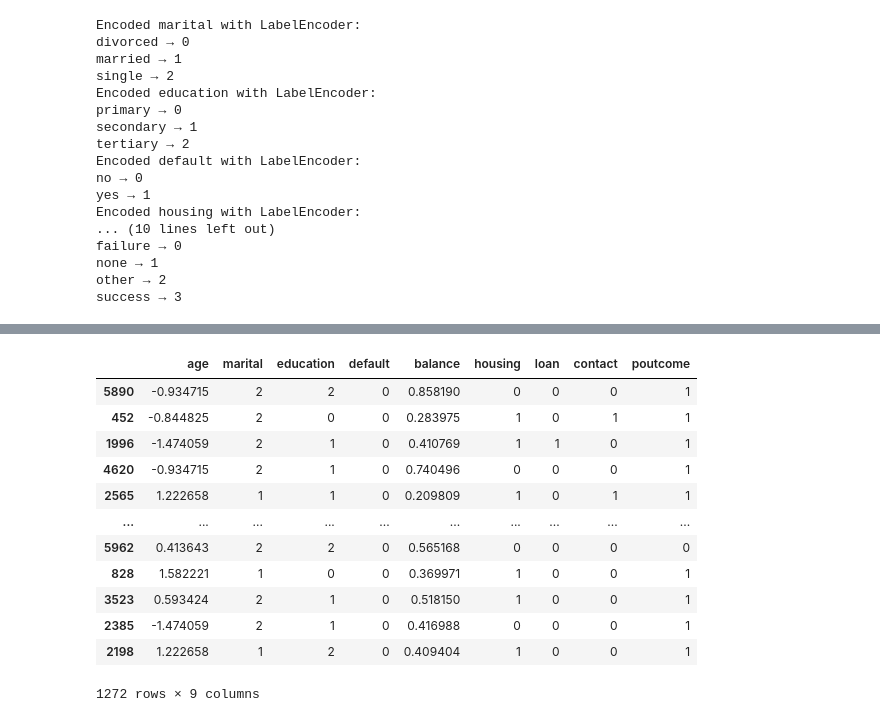
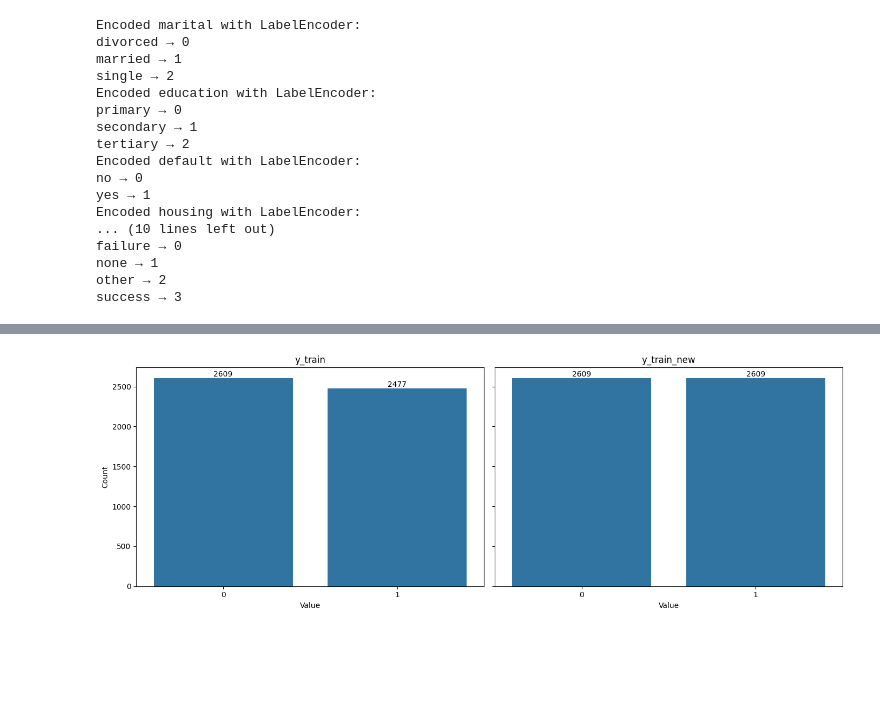
Before and after one commit to vanshj22/UNSW-Courses, a Jupyter notebook: DATA9001-FDS/Assignment 3/bank_term_deposit_classifier.ipynb, the cells around one changed output, grey strips where cells are left out. Drawn from its saved outputs; the diff is of its cells as text; code cells hidden in the pictures; blank space fills up the shorter version.

```diff
--- a/DATA9001-FDS/Assignment 3/bank_term_deposit_classifier.ipynb
+++ b/DATA9001-FDS/Assignment 3/bank_term_deposit_classifier.ipynb
@@ -317,16 +329,0 @@ X_train
-# %%
-X_test
-# %% [output]
-|  | age | marital | education | default | balance | housing | loan | contact | poutcome |
-| 5890 | -0.934715 | 2 | 2 | 0 | 0.858190 | 0 | 0 | 0 | 1 |
-| 452 | -0.844825 | 2 | 0 | 0 | 0.283975 | 1 | 0 | 1 | 1 |
-| 1996 | -1.474059 | 2 | 1 | 0 | 0.410769 | 1 | 1 | 0 | 1 |
-| 4620 | -0.934715 | 2 | 1 | 0 | 0.740496 | 0 | 0 | 0 | 1 |
-| 2565 | 1.222658 | 1 | 1 | 0 | 0.209809 | 1 | 0 | 1 | 1 |
-| ... | ... | ... | ... | ... | ... | ... | ... | ... | ... |
-| 5962 | 0.413643 | 2 | 2 | 0 | 0.565168 | 0 | 0 | 0 | 0 |
-| 828 | 1.582221 | 1 | 0 | 0 | 0.369971 | 1 | 0 | 0 | 1 |
-| 3523 | 0.593424 | 2 | 1 | 0 | 0.518150 | 1 | 0 | 0 | 1 |
-| 2385 | -1.474059 | 2 | 1 | 0 | 0.416988 | 0 | 0 | 0 | 1 |
-| 2198 | 1.222658 | 1 | 2 | 0 | 0.409404 | 1 | 0 | 0 | 1 |
-1272 rows × 9 columns
@@ -336,0 +330,26 @@ for col in X_test.select_dtypes(include='object').columns:
+# %%
+# X_train.pop('contact')  # Remove 'poutcome' column as it has high unknown values
+# X_test.pop('contact')  # Remove 'poutcome' column from test set as well
+smote = SMOTE()
+X_train_new, y_train_new = smote.fit_resample(X_train, y_train)  # Resampling
+# %%
+
+fig, axes = plt.subplots(1, 2, figsize=(14, 5), sharey=True)
+
+for i, (data, label) in enumerate(zip([y_train, y_train_new], ['y_train', 'y_train_new'])):
+    counts = data.squeeze().value_counts()
+    ax = axes[i]
+    sns.barplot(x=counts.index, y=counts.values, ax=ax)
+    ax.set_title(label)
+    ax.set_xlabel('Value')
+    if i == 0:
+        ax.set_ylabel('Count')
+    else:
+        ax.set_ylabel('')
+    for j, count in enumerate(counts.values):
+        ax.text(j, count, str(count), ha='center', va='bottom')
+
+plt.tight_layout()
+plt.show()
+# %% [output]
+[figure, added]
```
Also changed, not shown: parts of 13 cells of this notebook, 3 other files.
